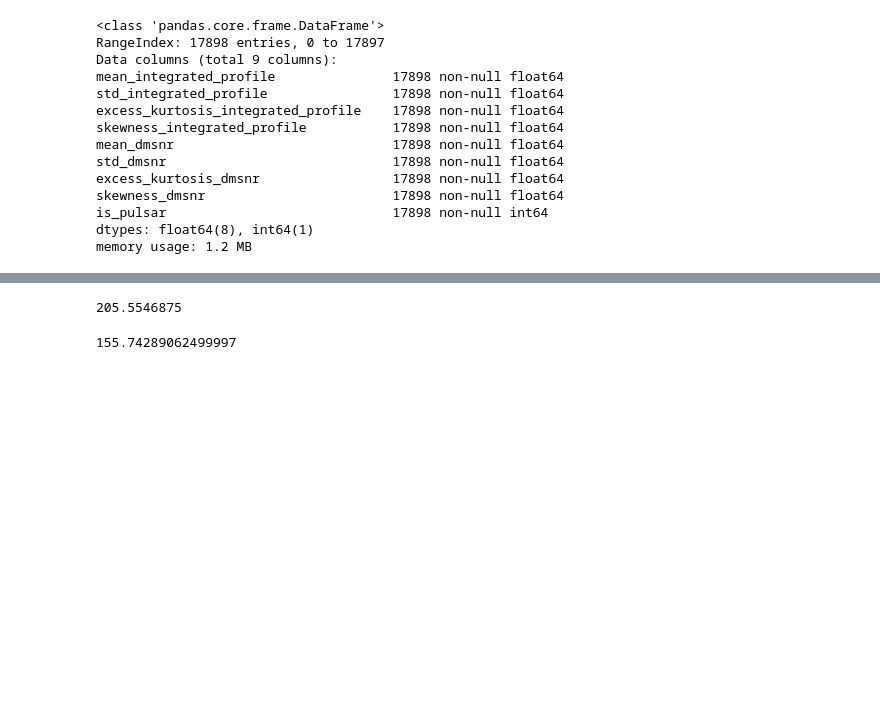
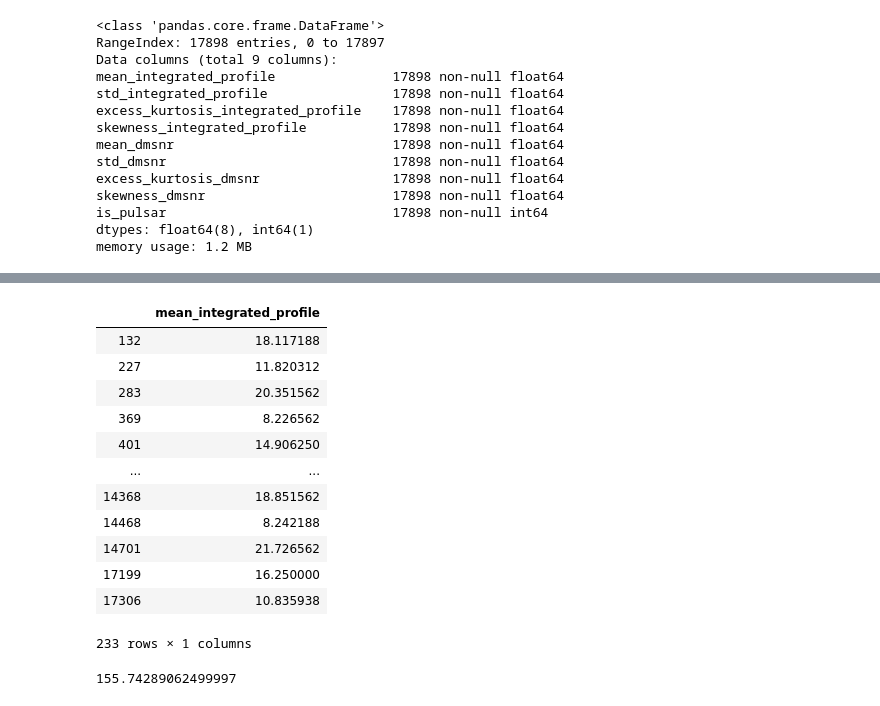
Before and after one commit to EduardoRubioM/mat281_portfolio, a Jupyter notebook: m05_data_science/m05_project02/m05_project02.ipynb, the cells around one changed output, grey strips where cells are left out. Drawn from its saved outputs; the diff is of its cells as text; code cells hidden in the pictures; blank space fills up the shorter version.

```diff
--- a/m05_data_science/m05_project02/m05_project02.ipynb
+++ b/m05_data_science/m05_project02/m05_project02.ipynb
@@ -177,16 +179,28 @@ df.describe()
 # %%
 from scipy import stats
 
 #Busqueda de Outliers con rango intercuartil
 
 Q1 = df.describe().T["25%"] #Cuartil 1
 Q3 = df.describe().T["75%"] # Cuartil 3
 RIQ = Q3 - Q1 #Rango intercuartil
-LI = Q1 - 3*RIQ
-LS = Q3 + 3*RIQ
-LS["mean_integrated_profile"]
+LI = Q1 - 3*RIQ #Limite inferior
+LS = Q3 + 3*RIQ #Limite superior
+df[["mean_integrated_profile"]].loc[(df["mean_integrated_profile"] < LI["mean_integrated_profile"])|(df["mean_integrated_profile"] > LS["mean_integrated_profile"])]
 # %% [output]
+|  | mean_integrated_profile |
+| 132 | 18.117188 |
+| 227 | 11.820312 |
+| 283 | 20.351562 |
+| 369 | 8.226562 |
+| 401 | 14.906250 |
+| ... | ... |
+| 14368 | 18.851562 |
+| 14468 | 8.242188 |
+| 14701 | 21.726562 |
+| 17199 | 16.250000 |
+| 17306 | 10.835938 |
-205.5546875
+233 rows × 1 columns
 # %%
 #Busqueda de Outliers con cuartiles del 1% y 99%
 feature = df["mean_integrated_profile"]
```
Also changed, not shown: parts of 12 cells of this notebook, 1 other file.
